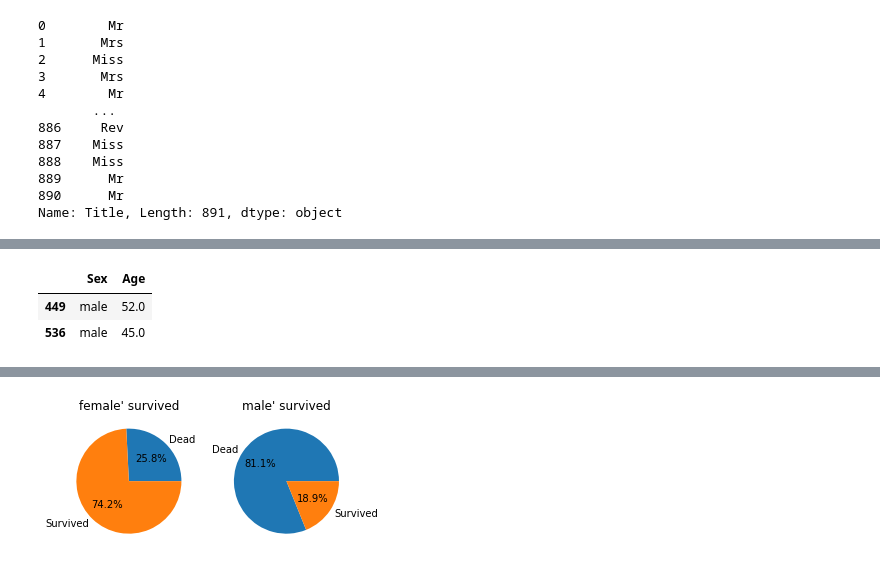
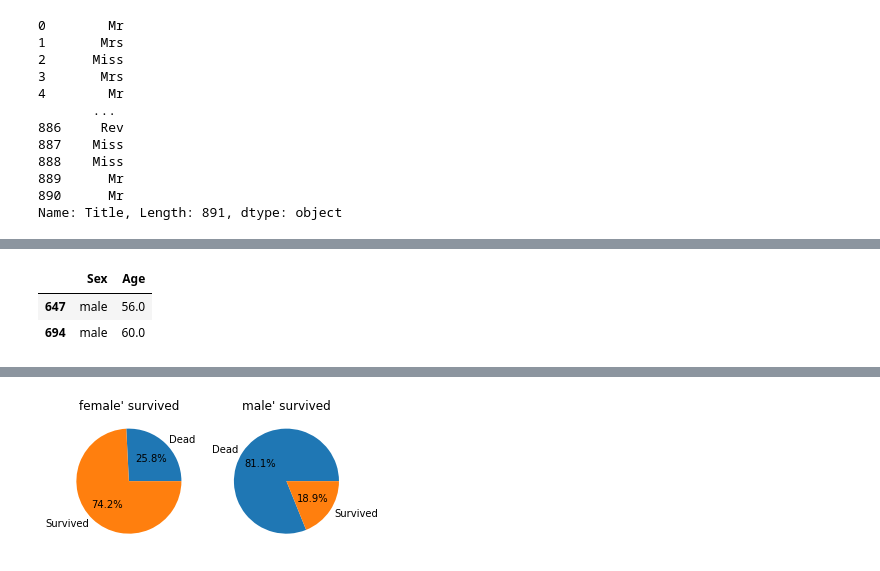
Before and after one commit to thinkp0907/Data_Engineering, a Jupyter notebook: Kaggle/Get_started_with_Kaggle[Titanic].ipynb, the cells around one changed output, grey strips where cells are left out. Drawn from its saved outputs; the diff is of its cells as text; code cells hidden in the pictures.

```diff
--- a/Kaggle/Get_started_with_Kaggle[Titanic].ipynb
+++ b/Kaggle/Get_started_with_Kaggle[Titanic].ipynb
@@ -203,16 +203,19 @@ Name: Title, dtype: int64
 # %%
 train_set[train_set['Title']== 'Mme'][['Sex','Age']] # Mme : female / 24
 train_set[train_set['Title']=='Mlle'][['Sex','Age']] # Mlle : female / 24
 train_set[train_set['Title']=='Sir'][['Sex','Age']] # Sir : male / 49
 train_set[train_set['Title']=='Jonkheer'][['Sex','Age']] # Jonkheer : male / 38
 train_set[train_set['Title']=='Jonkheer'][['Sex','Age']]
 train_set[train_set['Title']=='Lady'][['Sex','Age']] # Lady : female/48
 train_set[train_set['Title']=='Capt'][['Sex','Age']] # Capt : male / 70
 train_set[train_set['Title']=='Don'][['Sex','Age']] # Don : male / 40
 train_set[train_set['Title']=='Ms'][['Sex','Age']] # female : female/28
 train_set[train_set['Title']=='Countess'][['Sex','Age']] # Countess : female / 33
-train_set[train_set['Title']== 'Major'][['Sex','Age']] # Mme : female / 24
+train_set[train_set['Title']== 'Major'][['Sex','Age']] # Major449 : male / 52   Major536 : male / 45
+train_set[train_set['Title']== 'Col'][['Sex','Age']] # Col647 : male / 56   Col694 : male / 60
+
+# Dr / Rev => others
 # %% [output]
 |  | Sex | Age |
-| 449 | male | 52.0 |
-| 536 | male | 45.0 |
+| 647 | male | 56.0 |
+| 694 | male | 60.0 |
```
Also changed, not shown: parts of 8 cells of this notebook.
